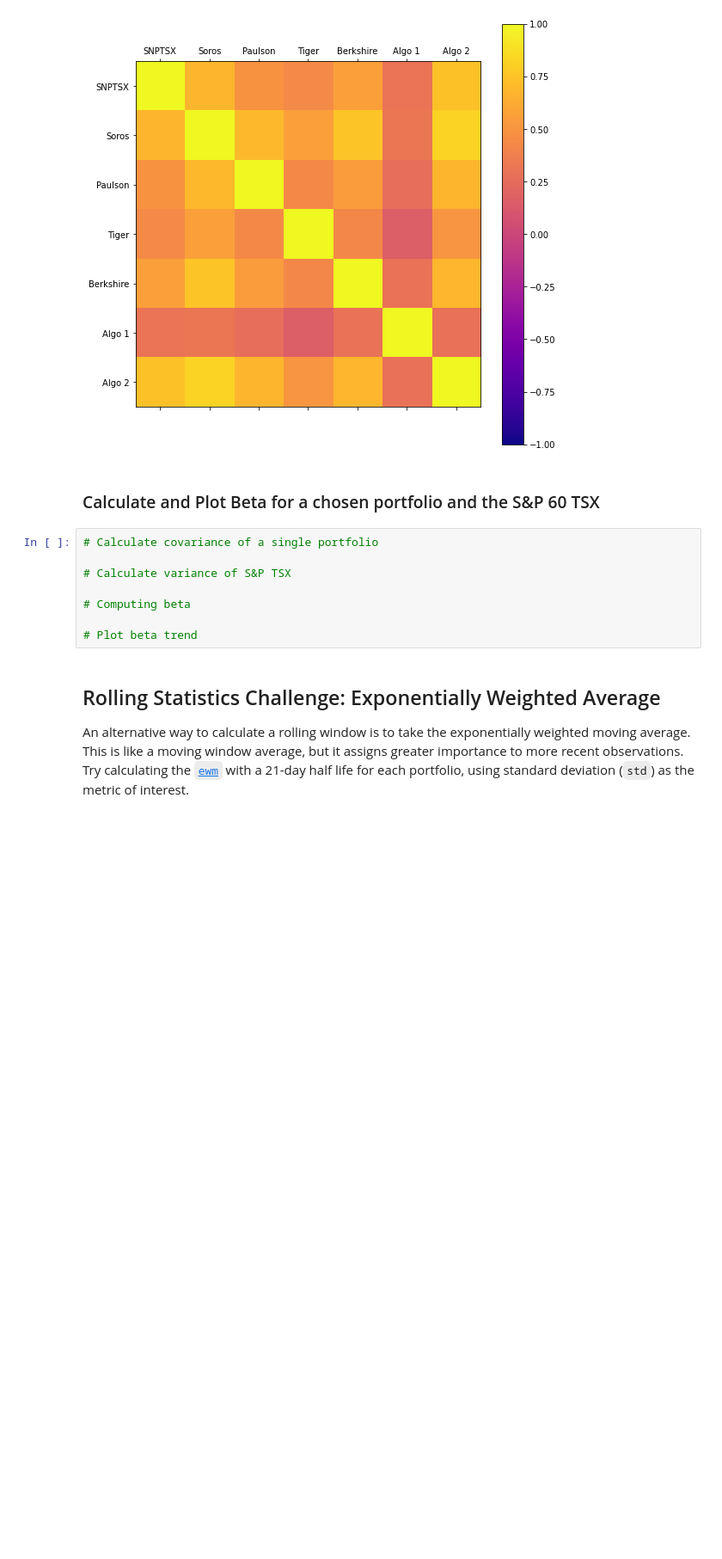
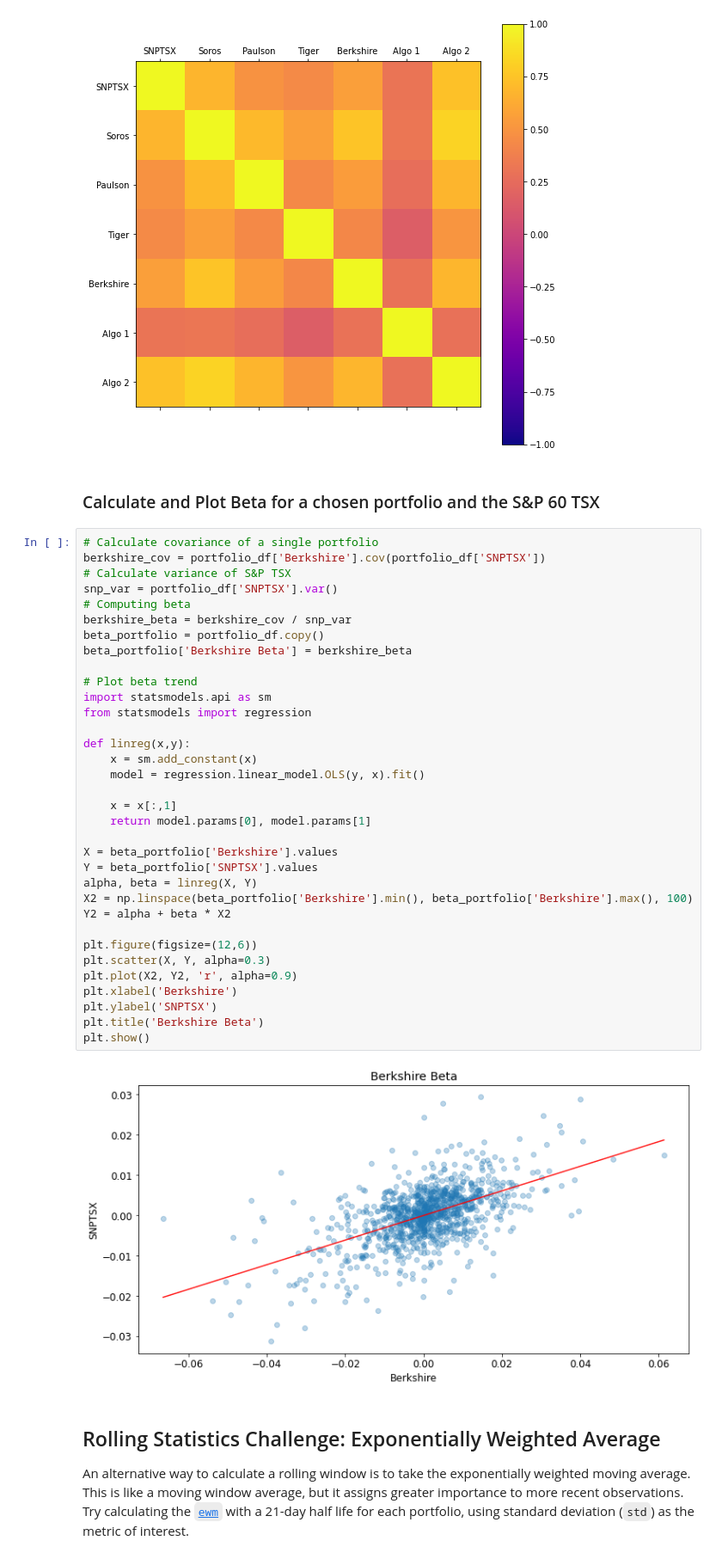
Before and after one commit to 2KAbhishek/whaleport, a Jupyter notebook: whaleport.ipynb, the cells around one changed output. Shown at 86% size. Saved outputs shown, nothing was run; the diff lists cells and outputs as text; blank space fills up the shorter version.

Commit message:
Plot berkshire beta

```diff
--- a/whaleport.ipynb
+++ b/whaleport.ipynb
@@ -266,14 +266,42 @@ plt.show()
 [figure]
 # %% [markdown]
 ### Calculate and Plot Beta for a chosen portfolio and the S&P 60 TSX
-# %%
-# Calculate covariance of a single portfolio
-
-# Calculate variance of S&P TSX
-
-# Computing beta
-
-# Plot beta trend
+# %%
+# Calculate covariance of a single portfolio
+berkshire_cov = portfolio_df['Berkshire'].cov(portfolio_df['SNPTSX'])
+# Calculate variance of S&P TSX
+snp_var = portfolio_df['SNPTSX'].var()
+# Computing beta
+berkshire_beta = berkshire_cov / snp_var
+beta_portfolio = portfolio_df.copy()
+beta_portfolio['Berkshire Beta'] = berkshire_beta
+
+# Plot beta trend
+import statsmodels.api as sm
+from statsmodels import regression
+
+def linreg(x,y):
+    x = sm.add_constant(x)
+    model = regression.linear_model.OLS(y, x).fit()
+
+    x = x[:,1]
+    return model.params[0], model.params[1]
+
+X = beta_portfolio['Berkshire'].values
+Y = beta_portfolio['SNPTSX'].values
+alpha, beta = linreg(X, Y)
+X2 = np.linspace(beta_portfolio['Berkshire'].min(), beta_portfolio['Berkshire'].max(), 100)
+Y2 = alpha + beta * X2
+
+plt.figure(figsize=(12,6))
+plt.scatter(X, Y, alpha=0.3)
+plt.plot(X2, Y2, 'r', alpha=0.9)
+plt.xlabel('Berkshire')
+plt.ylabel('SNPTSX')
+plt.title('Berkshire Beta')
+plt.show()
+# %% [output]
+[figure, added]
 # %% [markdown]
 ## Rolling Statistics Challenge: Exponentially Weighted Average
 
```
